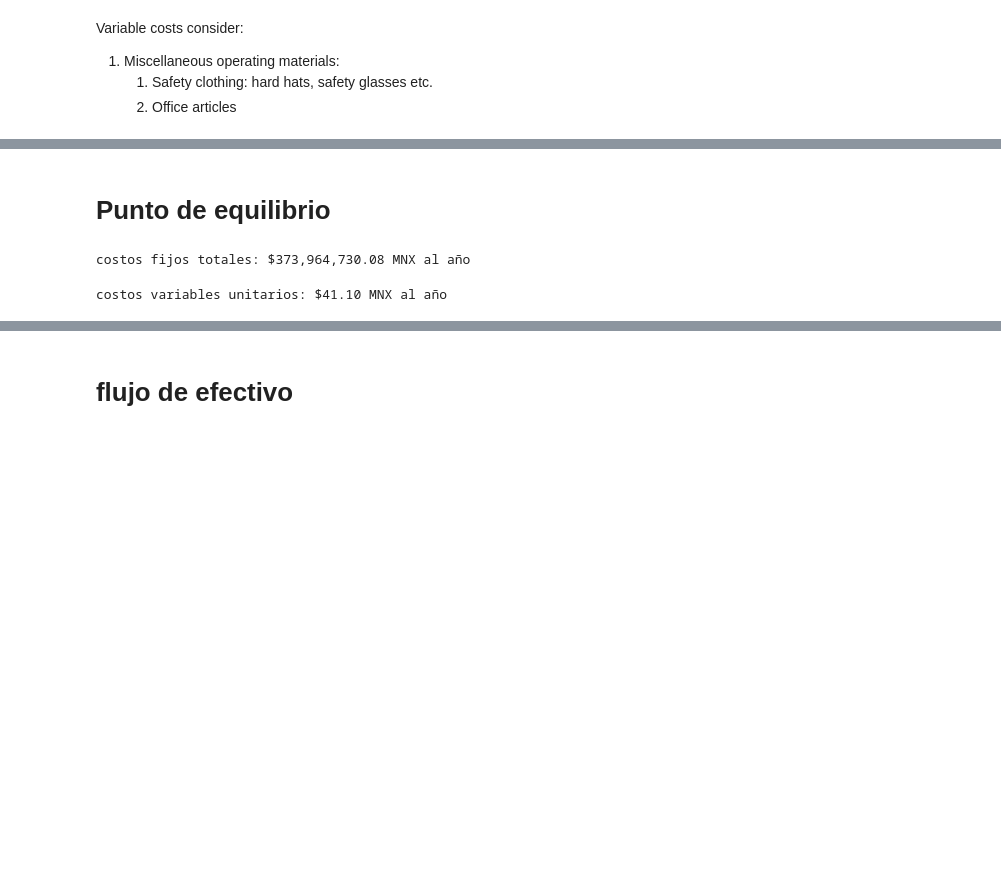
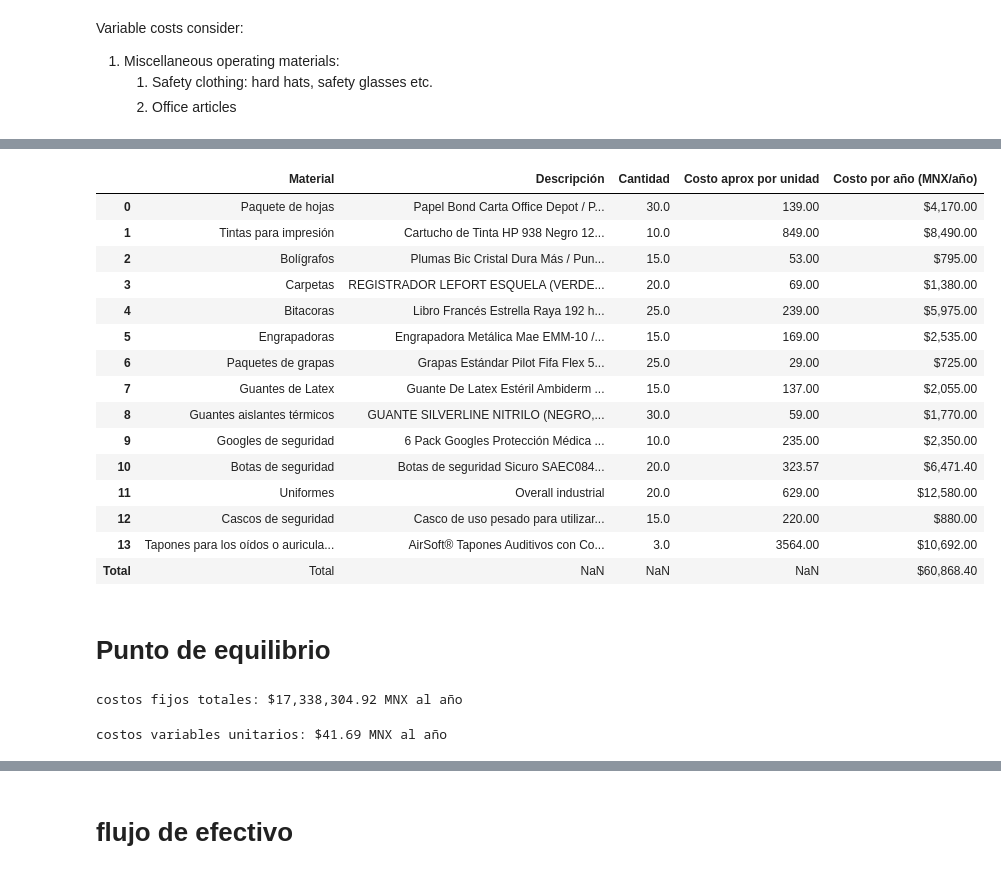
Before and after one commit to SOTO729/8vo, a Jupyter notebook: Evaluacion económica/CAPEX_OPEX.ipynb, the cells around one changed output, grey strips where cells are left out. Drawn from its saved outputs; the diff is of its cells as text; code cells hidden in the pictures; blank space fills up the shorter version.

```diff
--- a/Evaluacion económica/CAPEX_OPEX.ipynb
+++ b/Evaluacion económica/CAPEX_OPEX.ipynb
@@ -268,16 +256,80 @@ table
+# %%
+import pandas as pd
+
+data = {
+    "Material": [
+        "Paquete de hojas", "Tintas para impresión", "Bolígrafos", "Carpetas", "Bitacoras",
+        "Engrapadoras", "Paquetes de grapas", "Guantes de Latex", "Guantes aislantes térmicos",
+        "Googles de seguridad", "Botas de seguridad", "Uniformes", "Cascos de seguridad",
+        "Tapones para los oídos o auriculares en áreas ruidosas"
+    ],
+    "Descripción": [
+        "Papel Bond Carta Office Depot / Paquete 500 hojas blancas",
+        "Cartucho de Tinta HP 938 Negro 1250 páginas",
+        "Plumas Bic Cristal Dura Más / Punto mediano / Tinta negra / 12 piezas",
+        "REGISTRADOR LEFORT ESQUELA (VERDE, 700 HOJAS)",
+        "Libro Francés Estrella Raya 192 hojas",
+        "Engrapadora Metálica Mae EMM-10 / Tira completa",
+        "Grapas Estándar Pilot Fifa Flex 5040 piezas",
+        "Guante De Latex Estéril Ambiderm Talla Mediana Con 100 Piezas Color Natural Acabado Liso Textura Sedosa Para exploración Desechables De alta sensibilidad al tacto Confortables y seguros.",
+        "GUANTE SILVERLINE NITRILO (NEGRO, NYLON)",
+        "6 Pack Googles Protección Médica E Industrial Economicos",
+        "Botas de seguridad Sicuro SAEC0844 casco poliamida y suelas",
+        "Overall industrial",
+        "Casco de uso pesado para utilizar en el trabajo",
+        "AirSoft® Tapones Auditivos con Cordón caja de 100 pares"
+    ],
+    "Cantidad": [
+        30, 10, 15, 20, 25, 15, 25, 15, 30, 10, 20, 20, 15, 3
+    ],
+    "Costo aprox por unidad": [
+        139, 849, 53, 69, 239, 169, 29, 137, 59, 235, 323.57, 629, 220, 3564
+    ],
+    "Costo por año (MNX/año)": [
+        4170, 8490, 795, 1380, 5975, 2535, 725, 2055, 1770, 2350, 6471.4, 12580, 880, 10692
+    ]
+}
+
+
+variables = pd.DataFrame(data)
+variables.loc["Total"]= variables[["Costo por año (MNX/año)"]].replace('[\$,]', '', regex=True).astype(float).sum()
+variables.loc["Total", "Material"] = "Total"
+cv_total = variables.iloc[-1]["Costo por año (MNX/año)"]
+
+variables["Costo por año (MNX/año)"] = variables["Costo por año (MNX/año)"].apply(lambda x: f"${x:,.2f}")
+
+
+variables
+# %% [output]
+|  | Material | Descripción | Cantidad | Costo aprox por unidad | Costo por año (MNX/año) |
+| 0 | Paquete de hojas | Papel Bond Carta Office Depot / P... | 30.0 | 139.00 | $4,170.00 |
+| 1 | Tintas para impresión | Cartucho de Tinta HP 938 Negro 12... | 10.0 | 849.00 | $8,490.00 |
+| 2 | Bolígrafos | Plumas Bic Cristal Dura Más / Pun... | 15.0 | 53.00 | $795.00 |
+| 3 | Carpetas | REGISTRADOR LEFORT ESQUELA (VERDE... | 20.0 | 69.00 | $1,380.00 |
+| 4 | Bitacoras | Libro Francés Estrella Raya 192 h... | 25.0 | 239.00 | $5,975.00 |
+| 5 | Engrapadoras | Engrapadora Metálica Mae EMM-10 /... | 15.0 | 169.00 | $2,535.00 |
+| 6 | Paquetes de grapas | Grapas Estándar Pilot Fifa Flex 5... | 25.0 | 29.00 | $725.00 |
+| 7 | Guantes de Latex | Guante De Latex Estéril Ambiderm ... | 15.0 | 137.00 | $2,055.00 |
+| 8 | Guantes aislantes térmicos | GUANTE SILVERLINE NITRILO (NEGRO,... | 30.0 | 59.00 | $1,770.00 |
+| 9 | Googles de seguridad | 6 Pack Googles Protección Médica ... | 10.0 | 235.00 | $2,350.00 |
+| 10 | Botas de seguridad | Botas de seguridad Sicuro SAEC084... | 20.0 | 323.57 | $6,471.40 |
+| 11 | Uniformes | Overall industrial | 20.0 | 629.00 | $12,580.00 |
+| 12 | Cascos de seguridad | Casco de uso pesado para utilizar... | 15.0 | 220.00 | $880.00 |
+| 13 | Tapones para los oídos o auricula... | AirSoft® Tapones Auditivos con Co... | 3.0 | 3564.00 | $10,692.00 |
+| Total | Total | NaN | NaN | NaN | $60,868.40 |
 # %% [markdown]
 <h1>Punto de equilibrio</h1>
 # %%
-Cfijos_totales=OL_total+tax_total+Power_total+Main_total.maintenance_cost #suma de todos los costos fijos
+Cfijos_totales=OL_total+tax_total+Power_total+Main_total.maintenance_cost+water_total #suma de todos los costos fijos
 Cfijos_totales #total de costos fijos al año
 print("costos fijos totales: ${:,.2f}".format(Cfijos_totales), "MNX al año")
 # %% [output]
-costos fijos totales: $373,964,730.08 MNX al año
+costos fijos totales: $17,338,304.92 MNX al año
 # %%
 n_unidades= 4*365 #ton por año
 Cvariable=cv_total/n_unidades #costo variable por tonelada
 print("costos variables unitarios: ${:,.2f}".format(Cvariable), "MNX al año")
 # %% [output]
-costos variables unitarios: $41.10 MNX al año
+costos variables unitarios: $41.69 MNX al año
 # %%
 #precio de venta unitario.
```
Also changed, not shown: parts of 14 cells of this notebook.
